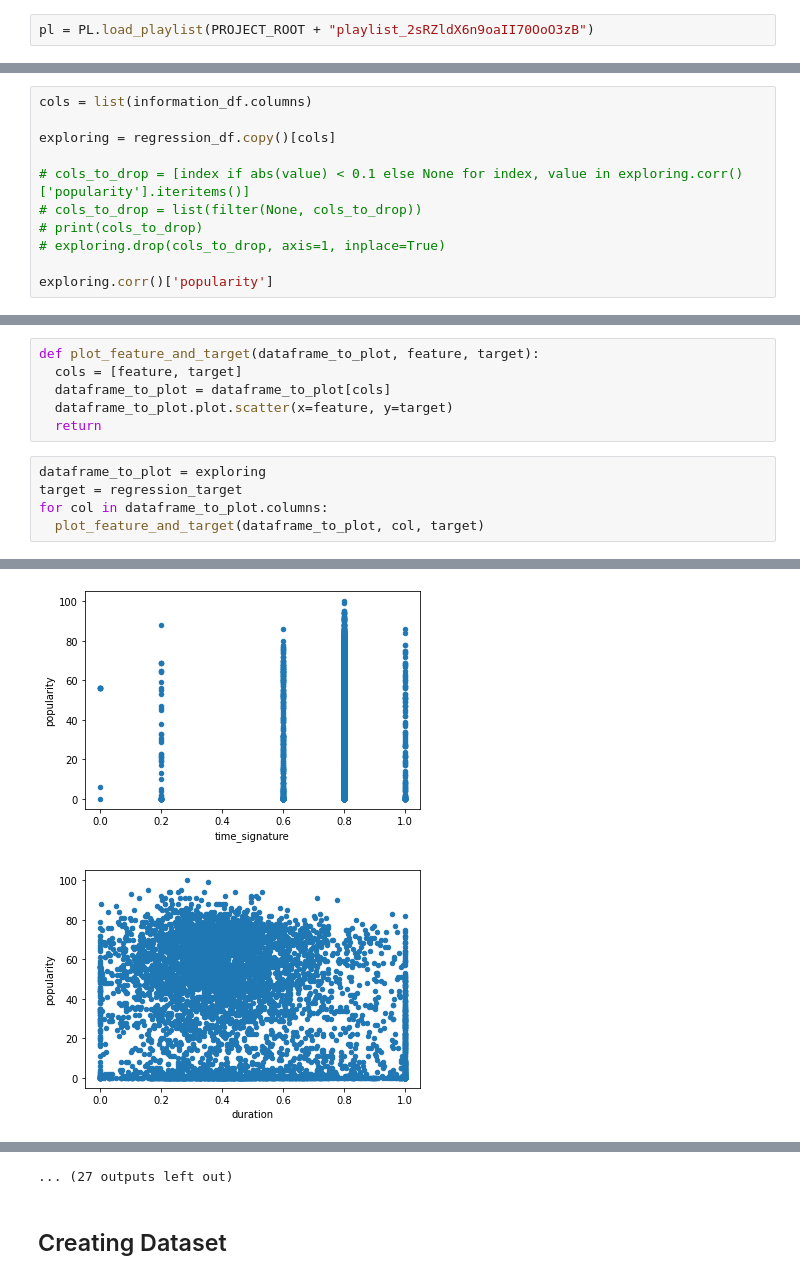
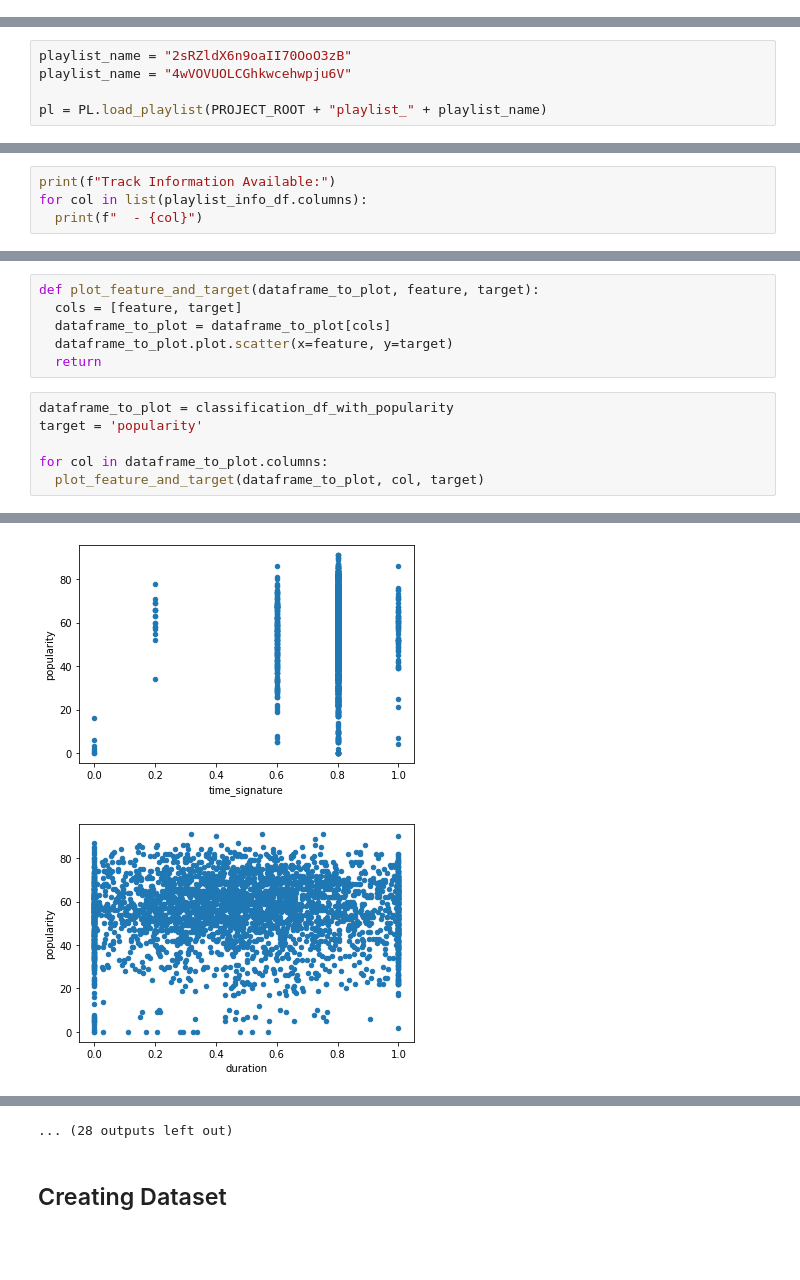
Before and after one commit to APS360-Team-34/Hit-Song-Prediction, a Jupyter notebook: Playground_Rakan.ipynb, the cells around one changed output, grey strips where cells are left out. Drawn from its saved outputs; the diff is of its cells as text; blank space fills up the shorter version.

Commit message:
New curated Playlist data + playlist_4wVOVUOLCGhkwcehwpju6V * Organized playground_Rakan

```diff
--- a/Playground_Rakan.ipynb
+++ b/Playground_Rakan.ipynb
@@ -65,5 +72,3 @@ def seed_torch(seed=0):
 seed_torch(0)
 # %% [markdown]
 ## Loading Data
-# %%
-pl = PL.load_playlist(PROJECT_ROOT + "playlist_2sRZldX6n9oaII70OoO3zB")
@@ -73,0 +86,5 @@ information_df = pd.DataFrame()
+# %%
+playlist_name = "2sRZldX6n9oaII70OoO3zB"
+playlist_name = "4wVOVUOLCGhkwcehwpju6V"
+
+pl = PL.load_playlist(PROJECT_ROOT + "playlist_" + playlist_name)
@@ -142,0 +149,4 @@ Classification Target: hit
+# %%
+print(f"Track Information Available:")
+for col in list(playlist_info_df.columns):
+  print(f"  - {col}")
@@ -201,13 +275,2 @@ Total Number of Tracks: 5493
 # %% [markdown]
 ## Exploring Data
-# %%
-cols = list(information_df.columns)
-
-exploring = regression_df.copy()[cols]
-
-# cols_to_drop = [index if abs(value) < 0.1 else None for index, value in exploring.corr()['popularity'].iteritems()]
-# cols_to_drop = list(filter(None, cols_to_drop))
-# print(cols_to_drop)
-# exploring.drop(cols_to_drop, axis=1, inplace=True)
-
-exploring.corr()['popularity']
@@ -236,8 +306,9 @@ def plot_feature_and_target(dataframe_to_plot, feature, target):
   dataframe_to_plot.plot.scatter(x=feature, y=target)
   return
 # %%
-dataframe_to_plot = exploring
-target = regression_target
+dataframe_to_plot = classification_df_with_popularity
+target = 'popularity'
+
 for col in dataframe_to_plot.columns:
   plot_feature_and_target(dataframe_to_plot, col, target)
 # %% [output]
@@ -246,2 +317,2 @@ for col in dataframe_to_plot.columns:
-[figure, old version]
+[figure, new version]
-[figure, old version]
+[figure, new version]
@@ -256,4 +327,4 @@ for col in dataframe_to_plot.columns:
-... (27 outputs left out)
+... (28 outputs left out)
 # %% [markdown]
 ## Creating Dataset
 # %%
```
Also changed, not shown: parts of 60 cells of this notebook, 6 other files.
